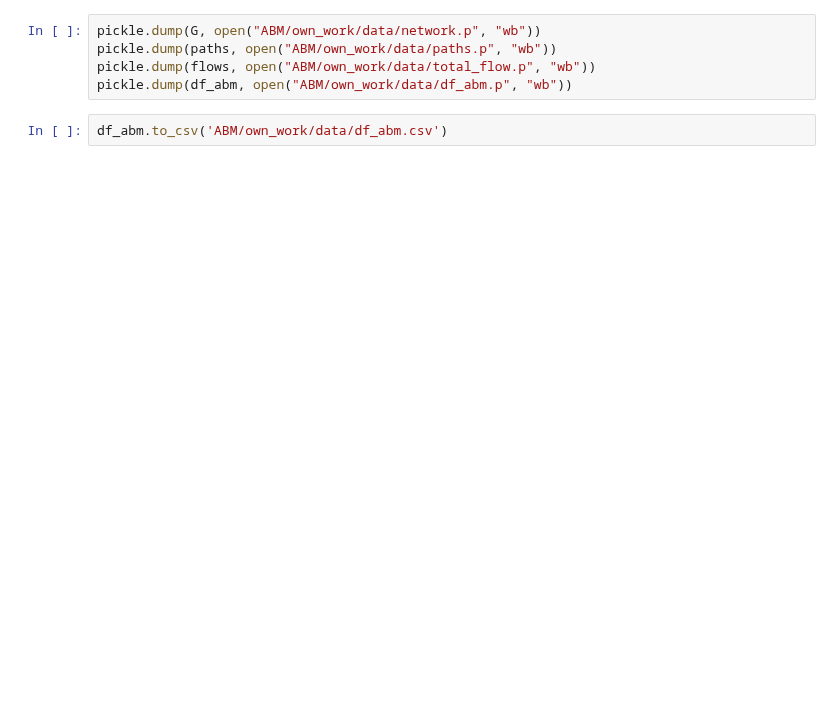
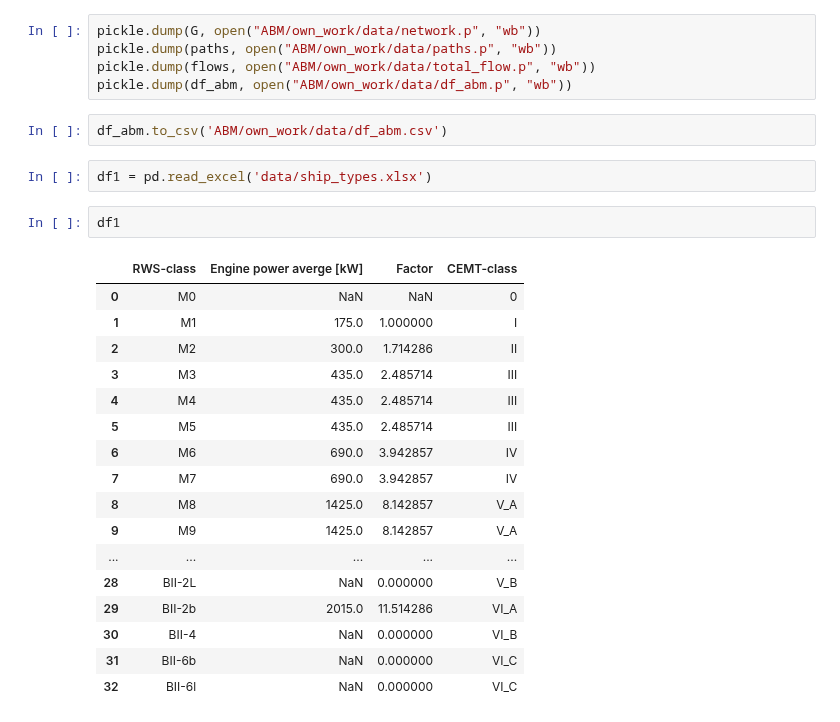
Before and after one commit to fabiandriessen/Thesis, a Jupyter notebook: 6_creating_input_data_ABM.ipynb, the cells around one changed output. Cells and saved outputs as stored; diff of their text form; blank space fills up the shorter version.

```diff
--- a/6_creating_input_data_ABM.ipynb
+++ b/6_creating_input_data_ABM.ipynb
@@ -213,3 +155,25 @@ pickle.dump(flows, open("ABM/own_work/data/total_flow.p", "wb"))
 pickle.dump(df_abm, open("ABM/own_work/data/df_abm.p", "wb"))
 # %%
 df_abm.to_csv('ABM/own_work/data/df_abm.csv')
+# %%
+df1 = pd.read_excel('data/ship_types.xlsx')
+# %%
+df1
+# %% [output]
+|  | RWS-class | Engine power averge [kW] | Factor | CEMT-class |
+| 0 | M0 | NaN | NaN | 0 |
+| 1 | M1 | 175.0 | 1.000000 | I |
+| 2 | M2 | 300.0 | 1.714286 | II |
+| 3 | M3 | 435.0 | 2.485714 | III |
+| 4 | M4 | 435.0 | 2.485714 | III |
+| 5 | M5 | 435.0 | 2.485714 | III |
+| 6 | M6 | 690.0 | 3.942857 | IV |
+| 7 | M7 | 690.0 | 3.942857 | IV |
+| 8 | M8 | 1425.0 | 8.142857 | V_A |
+| 9 | M9 | 1425.0 | 8.142857 | V_A |
+| ... | ... | ... | ... | ... |
+| 28 | BII-2L | NaN | 0.000000 | V_B |
+| 29 | BII-2b | 2015.0 | 11.514286 | VI_A |
+| 30 | BII-4 | NaN | 0.000000 | VI_B |
+| 31 | BII-6b | NaN | 0.000000 | VI_C |
+| 32 | BII-6l | NaN | 0.000000 | VI_C |
```
Also changed, not shown: parts of 8 cells of this notebook, 17 other files.
